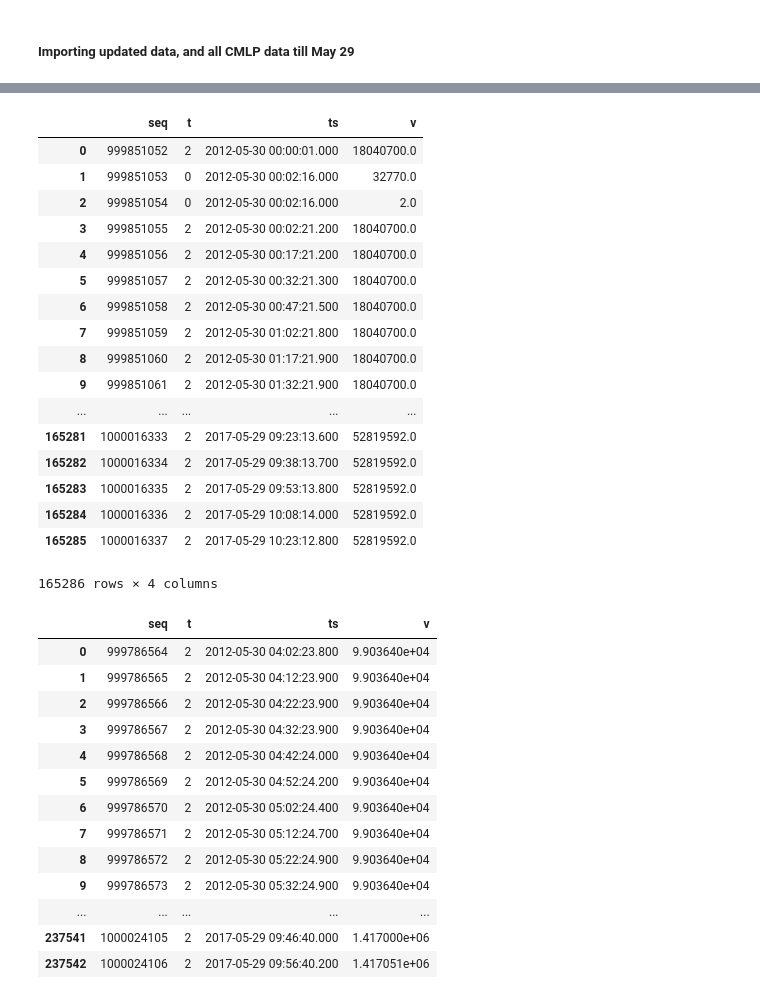
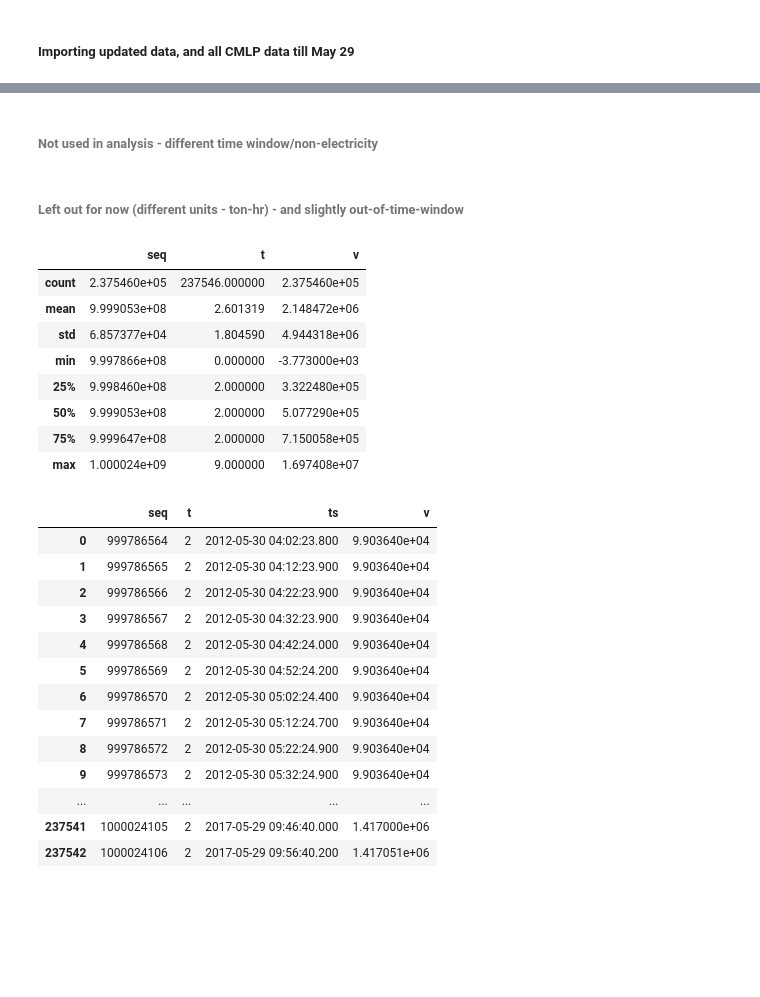
Before and after one commit to rshamsy/Summer-Research, a Jupyter notebook: dataExp.ipynb, the cells around one changed output, grey strips where cells are left out. Drawn from its saved outputs; the diff is of its cells as text; code cells hidden in the pictures; blank space fills up the shorter version.

```diff
--- a/dataExp.ipynb
+++ b/dataExp.ipynb
@@ -845,21 +68,2 @@ greywaterFlw_tot
-# %%
-grdlFlw_tot
-# %% [output]
-|  | seq | t | ts | v |
-| 0 | 999851052 | 2 | 2012-05-30 00:00:01.000 | 18040700.0 |
-| 1 | 999851053 | 0 | 2012-05-30 00:02:16.000 | 32770.0 |
-| 2 | 999851054 | 0 | 2012-05-30 00:02:16.000 | 2.0 |
-| 3 | 999851055 | 2 | 2012-05-30 00:02:21.200 | 18040700.0 |
-| 4 | 999851056 | 2 | 2012-05-30 00:17:21.200 | 18040700.0 |
-| 5 | 999851057 | 2 | 2012-05-30 00:32:21.300 | 18040700.0 |
-| 6 | 999851058 | 2 | 2012-05-30 00:47:21.500 | 18040700.0 |
-| 7 | 999851059 | 2 | 2012-05-30 01:02:21.800 | 18040700.0 |
-| 8 | 999851060 | 2 | 2012-05-30 01:17:21.900 | 18040700.0 |
-| 9 | 999851061 | 2 | 2012-05-30 01:32:21.900 | 18040700.0 |
-| ... | ... | ... | ... | ... |
-| 165281 | 1000016333 | 2 | 2017-05-29 09:23:13.600 | 52819592.0 |
-| 165282 | 1000016334 | 2 | 2017-05-29 09:38:13.700 | 52819592.0 |
-| 165283 | 1000016335 | 2 | 2017-05-29 09:53:13.800 | 52819592.0 |
-| 165284 | 1000016336 | 2 | 2017-05-29 10:08:14.000 | 52819592.0 |
-| 165285 | 1000016337 | 2 | 2017-05-29 10:23:12.800 | 52819592.0 |
-165286 rows × 4 columns
+# %% [markdown]
+###### Not used in analysis - different time window/non-electricity
@@ -866,3 +72,17 @@ grdlFlw_tot
+# %% [markdown]
+###### Left out for now (different units - ton-hr) - and slightly out-of-time-window
+# %%
+grdlEnergy_tot.describe()
+# %% [output]
+|  | seq | t | v |
+| count | 2.375460e+05 | 237546.000000 | 2.375460e+05 |
+| mean | 9.999053e+08 | 2.601319 | 2.148472e+06 |
+| std | 6.857377e+04 | 1.804590 | 4.944318e+06 |
+| min | 9.997866e+08 | 0.000000 | -3.773000e+03 |
+| 25% | 9.998460e+08 | 2.000000 | 3.322480e+05 |
+| 50% | 9.999053e+08 | 2.000000 | 5.077290e+05 |
+| 75% | 9.999647e+08 | 2.000000 | 7.150058e+05 |
+| max | 1.000024e+09 | 9.000000 | 1.697408e+07 |
 # %%
 grdlEnergy_tot
 # %% [output]
```
Also changed, not shown: parts of 74 cells of this notebook.
